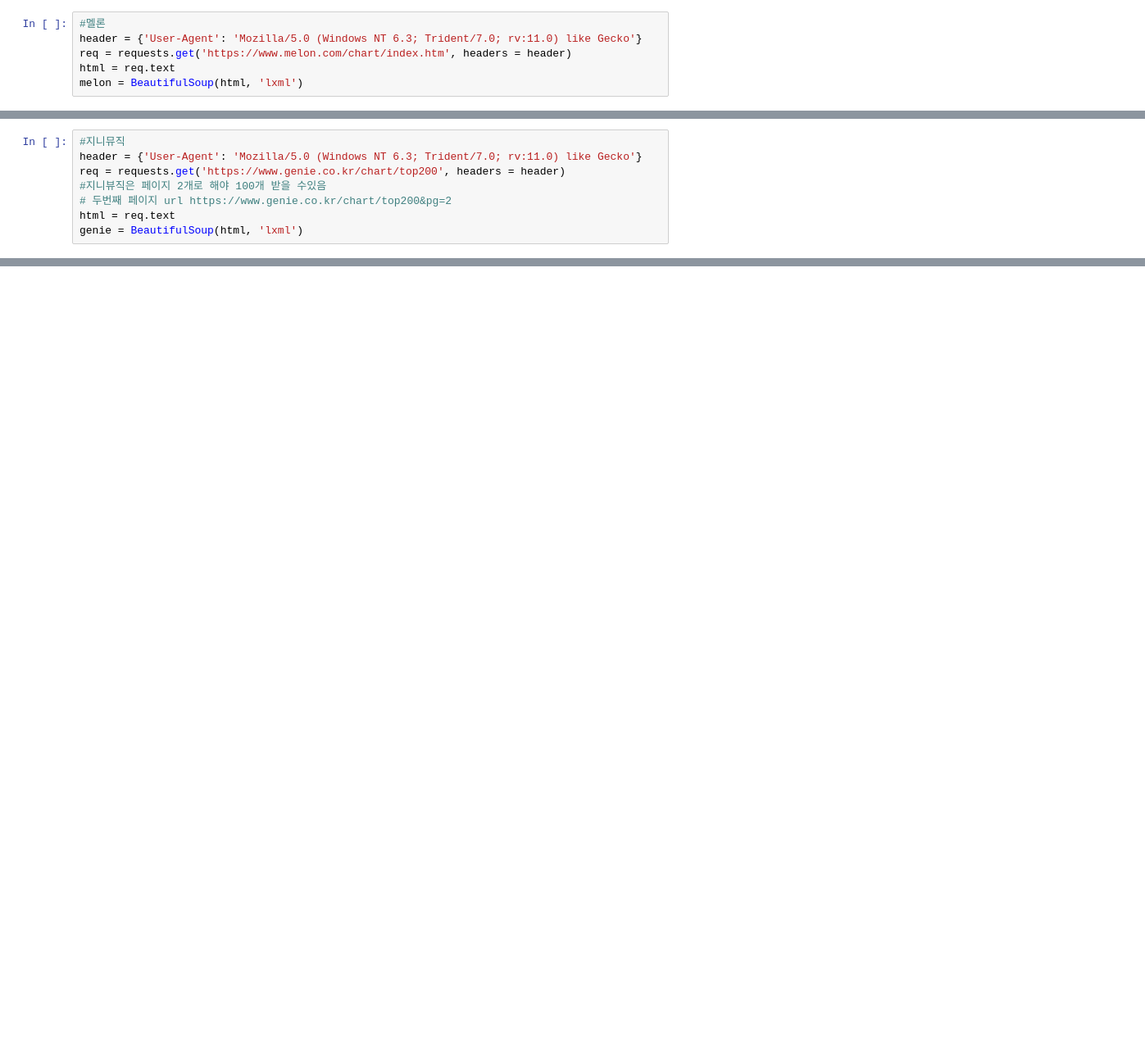
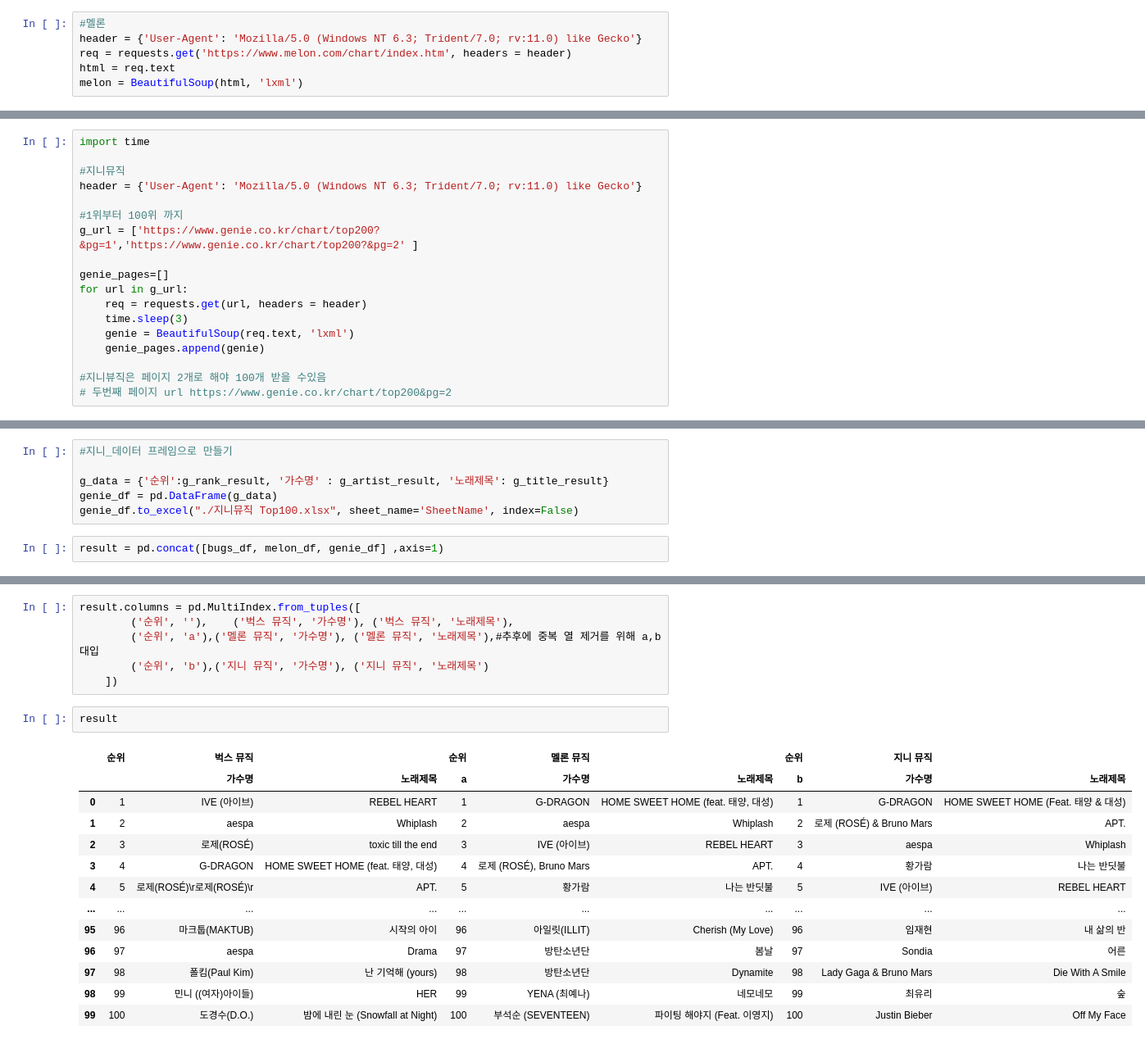
Before and after one commit to Kkaemii/SeSac_Practice, a Jupyter notebook: Mini_Project/Project_4/chart_top100.ipynb, the cells around one changed output, grey strips where cells are left out. Shown at 82% size. Saved outputs shown, nothing was run; the diff lists cells and outputs as text; blank space fills up the shorter version.

```diff
--- a/Mini_Project/Project_4/chart_top100.ipynb
+++ b/Mini_Project/Project_4/chart_top100.ipynb
@@ -35,8 +140,18 @@ print(m_artist[0].get_text())
 # %%
+import time
+
 #지니뮤직
 header = {'User-Agent': 'Mozilla/5.0 (Windows NT 6.3; Trident/7.0; rv:11.0) like Gecko'}
-req = requests.get('https://www.genie.co.kr/chart/top200', headers = header)
+
+#1위부터 100위 까지
+g_url = ['https://www.genie.co.kr/chart/top200?&pg=1','https://www.genie.co.kr/chart/top200?&pg=2' ]
+
+genie_pages=[]
+for url in g_url:
+	req = requests.get(url, headers = header)
+	time.sleep(3)
+	genie = BeautifulSoup(req.text, 'lxml')
+	genie_pages.append(genie)
+
 #지니뷰직은 페이지 2개로 해야 100개 받을 수있음
 # 두번째 페이지 url https://www.genie.co.kr/chart/top200&pg=2
-html = req.text
-genie = BeautifulSoup(html, 'lxml')
@@ -51,0 +210,8 @@ print(g_artist[1].get_text())
+# %%
+#지니_데이터 프레임으로 만들기
+
+g_data = {'순위':g_rank_result, '가수명' : g_artist_result, '노래제목': g_title_result}
+genie_df = pd.DataFrame(g_data)
+genie_df.to_excel("./지니뮤직 Top100.xlsx", sheet_name='SheetName', index=False)
+# %%
+result = pd.concat([bugs_df, melon_df, genie_df] ,axis=1)
@@ -51,0 +234,22 @@ print(g_artist[1].get_text())
+# %%
+result.columns = pd.MultiIndex.from_tuples([
+		('순위', ''),	('벅스 뮤직', '가수명'), ('벅스 뮤직', '노래제목'),
+		('순위', 'a'),('멜론 뮤직', '가수명'), ('멜론 뮤직', '노래제목'),#추후에 중복 열 제거를 위해 a,b 대입
+		('순위', 'b'),('지니 뮤직', '가수명'), ('지니 뮤직', '노래제목')
+    ])
+# %%
+result
+# %% [output]
+|  | 순위 | 벅스 뮤직 |  | 순위 | 멜론 뮤직 |  | 순위 | 지니 뮤직 |  |
+|  |  | 가수명 | 노래제목 | a | 가수명 | 노래제목 | b | 가수명 | 노래제목 |
+| 0 | 1 | IVE (아이브) | REBEL HEART | 1 | G-DRAGON | HOME SWEET HOME (feat. 태양, 대성) | 1 | G-DRAGON | HOME SWEET HOME (Feat. 태양 & 대성) |
+| 1 | 2 | aespa | Whiplash | 2 | aespa | Whiplash | 2 | 로제 (ROSÉ) & Bruno Mars | APT. |
+| 2 | 3 | 로제(ROSÉ) | toxic till the end | 3 | IVE (아이브) | REBEL HEART | 3 | aespa | Whiplash |
+| 3 | 4 | G-DRAGON | HOME SWEET HOME (feat. 태양, 대성) | 4 | 로제 (ROSÉ), Bruno Mars | APT. | 4 | 황가람 | 나는 반딧불 |
+| 4 | 5 | 로제(ROSÉ)\r로제(ROSÉ)\r | APT. | 5 | 황가람 | 나는 반딧불 | 5 | IVE (아이브) | REBEL HEART |
+| ... | ... | ... | ... | ... | ... | ... | ... | ... | ... |
+| 95 | 96 | 마크툽(MAKTUB) | 시작의 아이 | 96 | 아일릿(ILLIT) | Cherish (My Love) | 96 | 임재현 | 내 삶의 반 |
+| 96 | 97 | aespa | Drama | 97 | 방탄소년단 | 봄날 | 97 | Sondia | 어른 |
+| 97 | 98 | 폴킴(Paul Kim) | 난 기억해 (yours) | 98 | 방탄소년단 | Dynamite | 98 | Lady Gaga & Bruno Mars | Die With A Smile |
+| 98 | 99 | 민니 ((여자)아이들) | HER | 99 | YENA (최예나) | 네모네모 | 99 | 최유리 | 숲 |
+| 99 | 100 | 도경수(D.O.) | 밤에 내린 눈 (Snowfall at Night) | 100 | 부석순 (SEVENTEEN) | 파이팅 해야지 (Feat. 이영지) | 100 | Justin Bieber | Off My Face |
```
Also changed, not shown: parts of 14 cells of this notebook, 5 other files.
